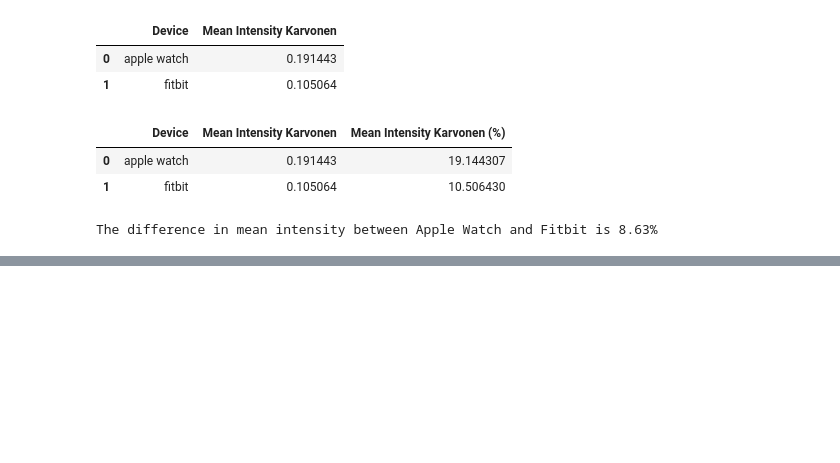
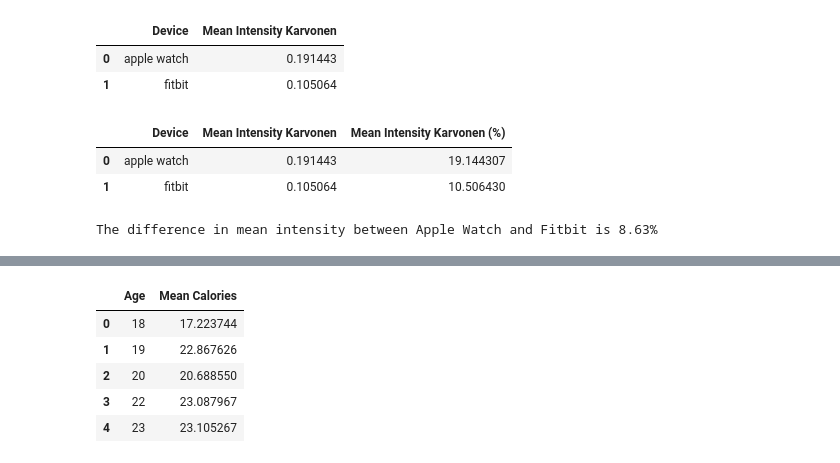
Before and after one commit to DMAR93/Project_1, a Jupyter notebook: Fitness/Wearables.ipynb, the cells around one changed output, grey strips where cells are left out. Saved outputs shown, nothing was run; the diff lists cells and outputs as text; code cells hidden in the pictures; blank space fills up the shorter version.

```diff
--- a/Fitness/Wearables.ipynb
+++ b/Fitness/Wearables.ipynb
@@ -340,0 +350,14 @@ The difference in mean intensity between Apple Watch and Fitbit is 8.63%
+# %%
+#mean calories by age
+mean_calories_by_age = Apple_fitbit.groupby('age')['calories'].mean().reset_index()
+mean_calories_by_age.columns = ['Age', 'Mean Calories']
+
+# Display the DataFrame
+(mean_calories_by_age).head()
+# %% [output]
+|  | Age | Mean Calories |
+| 0 | 18 | 17.223744 |
+| 1 | 19 | 22.867626 |
+| 2 | 20 | 20.688550 |
+| 3 | 22 | 23.087967 |
+| 4 | 23 | 23.105267 |
```
Also changed, not shown: parts of 9 cells of this notebook.
